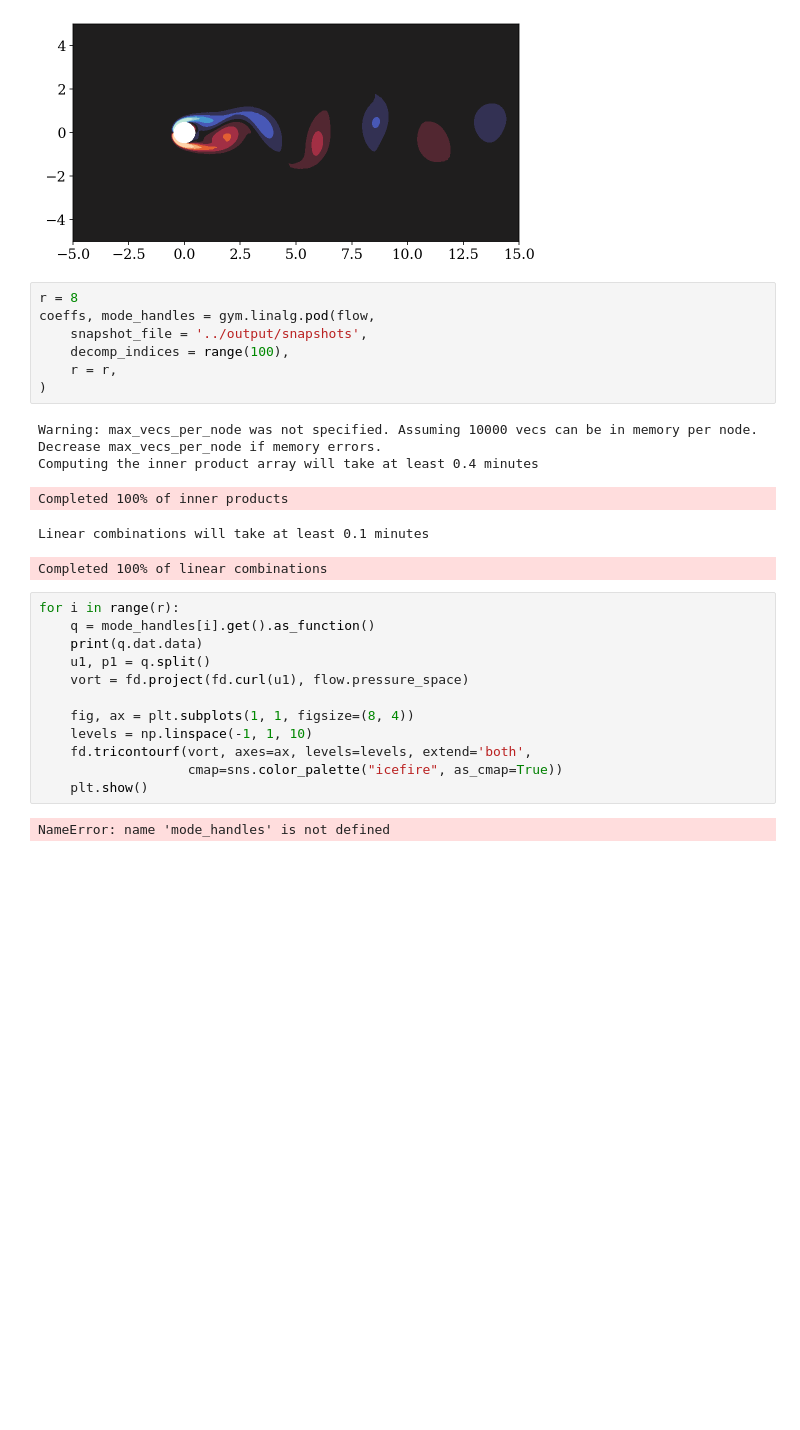
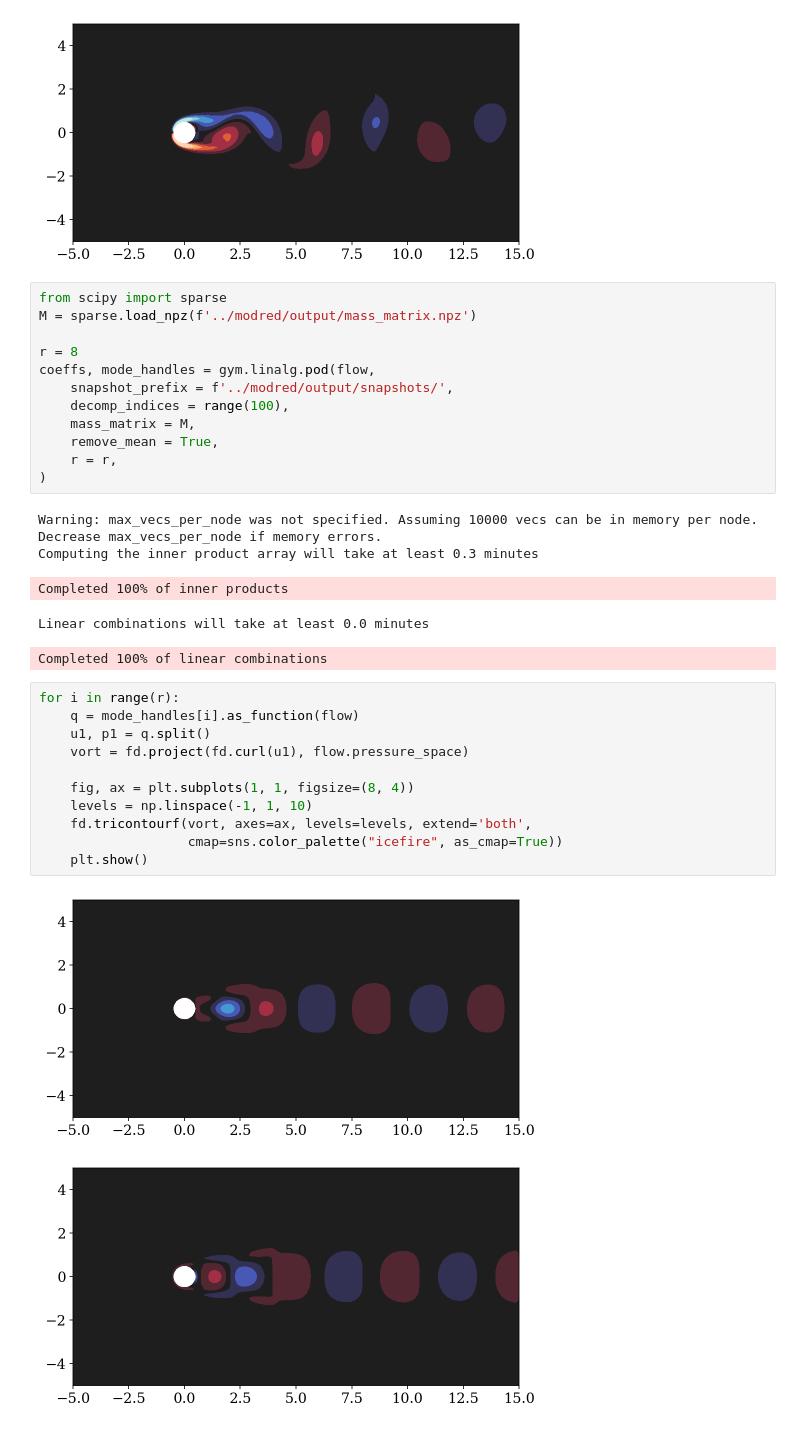
Before and after one commit to dynamicslab/hydrogym, a Jupyter notebook: examples/cylinder/notebooks/modred.ipynb, the cells around one changed output. Saved outputs shown, nothing was run; the diff lists cells and outputs as text; blank space fills up the shorter version.

Commit message:
Added modred compatibility in parallel

```diff
--- a/examples/cylinder/notebooks/modred.ipynb
+++ b/examples/cylinder/notebooks/modred.ipynb
@@ -49,29 +49,34 @@ plt.show()
 # %% [output]
 [figure]
 # %%
+from scipy import sparse
+M = sparse.load_npz(f'../modred/output/mass_matrix.npz')
+
 r = 8
 coeffs, mode_handles = gym.linalg.pod(flow,
-    snapshot_file = '../output/snapshots',
+    snapshot_prefix = f'../modred/output/snapshots/',
     decomp_indices = range(100),
+    mass_matrix = M,
+    remove_mean = True,
     r = r,
 )
 # %% [output]
 Warning: max_vecs_per_node was not specified. Assuming 10000 vecs can be in memory per node. Decrease max_vecs_per_node if memory errors.
-Computing the inner product array will take at least 0.4 minutes
+Computing the inner product array will take at least 0.3 minutes
 Completed 100% of inner products
-Linear combinations will take at least 0.1 minutes
+Linear combinations will take at least 0.0 minutes
 Completed 100% of linear combinations
 # %%
 for i in range(r):
-    q = mode_handles[i].get().as_function()
-    print(q.dat.data)
+    q = mode_handles[i].as_function(flow)
     u1, p1 = q.split()
     vort = fd.project(fd.curl(u1), flow.pressure_space)
 
     fig, ax = plt.subplots(1, 1, figsize=(8, 4))
     levels = np.linspace(-1, 1, 10)
     fd.tricontourf(vort, axes=ax, levels=levels, extend='both',
                    cmap=sns.color_palette("icefire", as_cmap=True))
     plt.show()
 # %% [output]
-NameError: name 'mode_handles' is not defined
+[figure, added]
+[figure, added]
```
Also changed, not shown: parts of 2 cells of this notebook, 6 other files.
